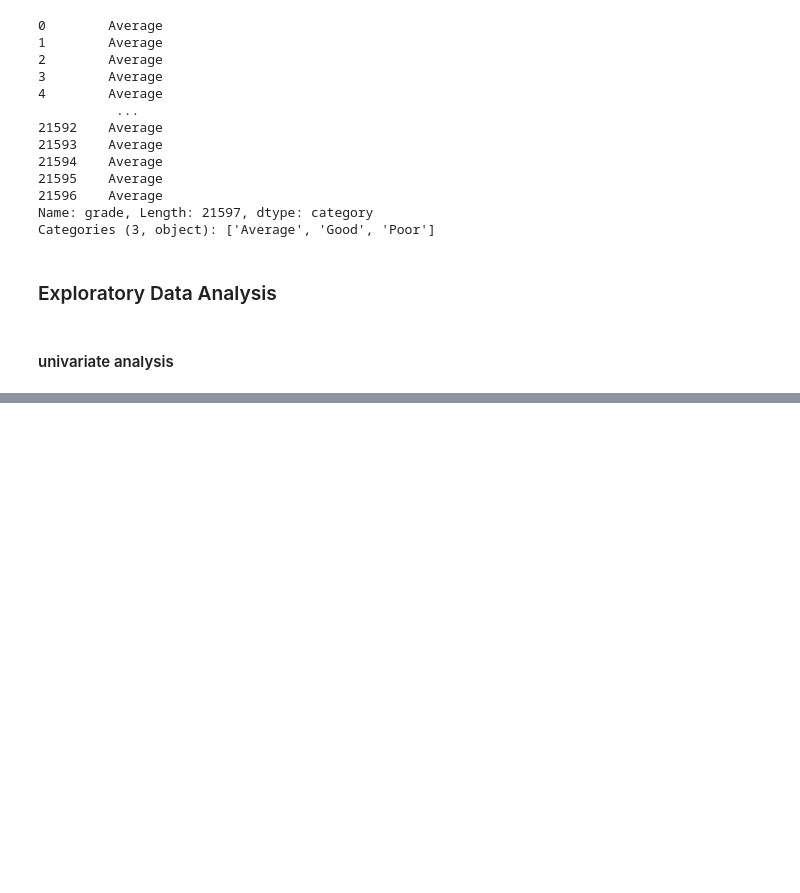
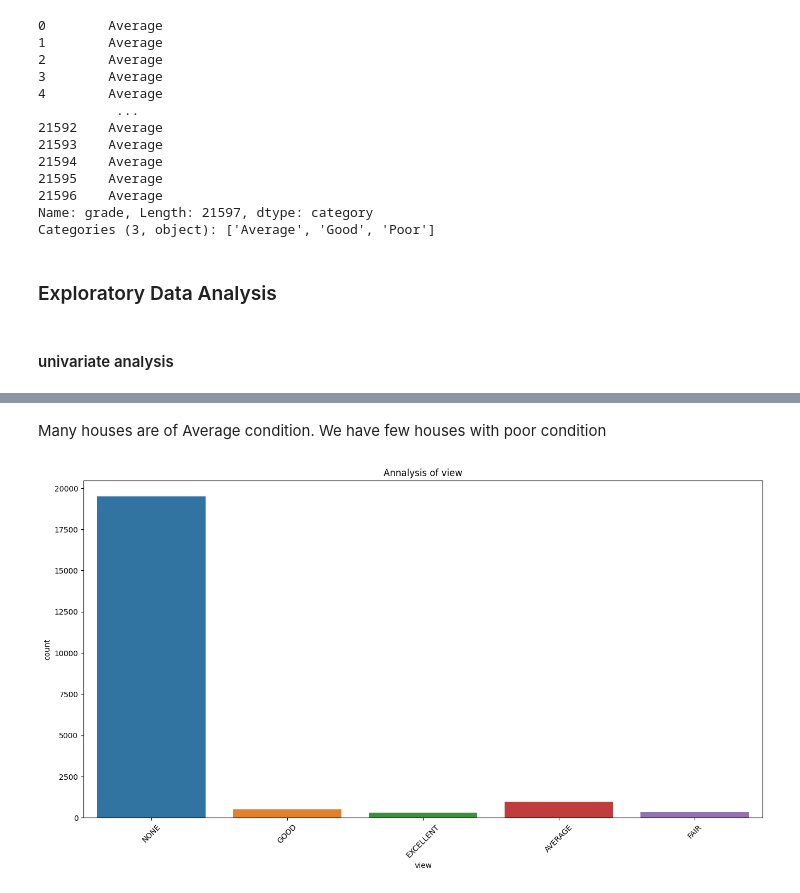
Before and after one commit to GraceAnyango/Housing-Analysis, a Jupyter notebook: KCHOUSING.ipynb, the cells around one changed output, grey strips where cells are left out. Cells and saved outputs as stored; diff of their text form; code cells hidden in the pictures; blank space fills up the shorter version.

```diff
--- a/KCHOUSING.ipynb
+++ b/KCHOUSING.ipynb
@@ -466,0 +473,6 @@ class EdaAnalysis:
+# %% [markdown]
+Many houses are of Average condition. We have few houses with poor condition
+# %%
+graph.univariate(df, 'view')
+# %% [output]
+[figure, added]
```
Also changed, not shown: parts of 16 cells of this notebook.
